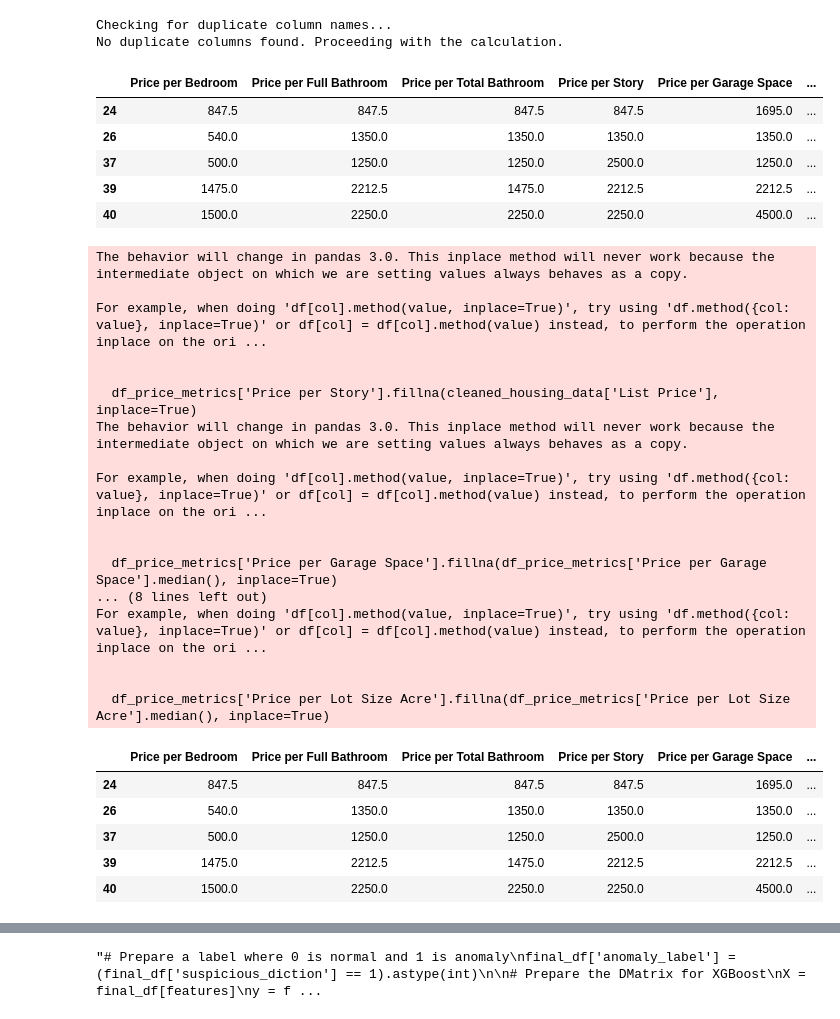
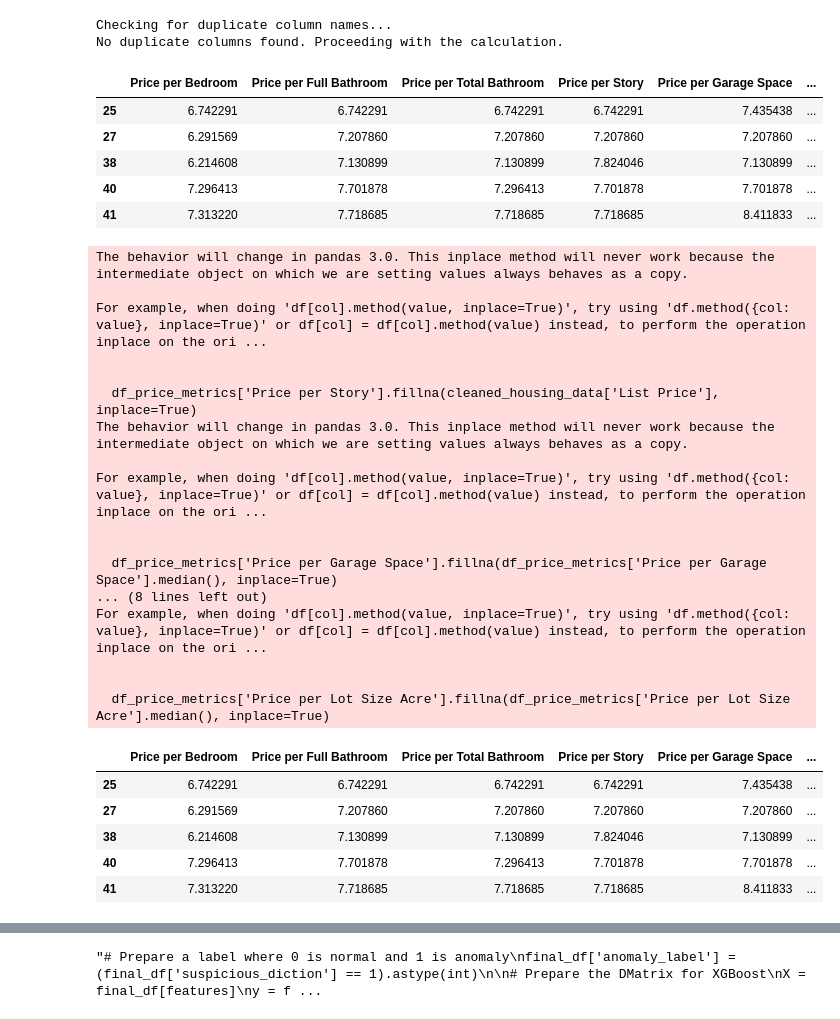
Before and after one commit to MikeMan161/2024-AI4Good-Hackathon, a Jupyter notebook: Apartment_Scam_Detection_Project.ipynb, the cells around one changed output, grey strips where cells are left out. Cells and saved outputs as stored; diff of their text form; code cells hidden in the pictures.

```diff
--- a/Apartment_Scam_Detection_Project.ipynb
+++ b/Apartment_Scam_Detection_Project.ipynb
@@ -20,7 +20,7 @@ This notebook is dedicated to cleaning the housing dataset. The following tasks
 1. Loading the dataset.
 5. Renaming columns for clarity.
 # %%
-raw_housing_data = pd.read_csv("data/PrimaryDataset-MLS-RentalProperties.csv") # load the dataset
+raw_housing_data = pd.read_csv("data/NEWPrimaryDataset-MLS-RentalProperties.csv") # load the dataset
 
 # Display basic information about the dataset
 print(raw_housing_data.shape)
@@ -284,11 +284,11 @@ cross_examined
 Number of points flagged by both DBSCAN and Isolation Forest: 0
 |  | PC1 | PC2 | PC3 | PC4 | PC5 | PC6 | PC7 | PC8 | PC9 | PC10 | PC11 | ... |
 # %%
-# Add the Over_30_Days_Flag (0 = 30 days or less, 1 = more than 90 days)
-cleaned_housing_data['Over_30_Days_Flag'] = cleaned_housing_data['Days on Market'].apply(lambda x: 1 if x > 30 else 0)
+# Add the Under_30_Days_Flag (1 = 30 days or less, 0 = more than 30 days)
+cleaned_housing_data['Under_30_Days_Flag'] = cleaned_housing_data['Days on Market'].apply(lambda x: 1 if x <= 30 else 0)
 
 # Save the updated dataset to a new CSV file with a better file name
-file_path = 'data/housing_data_over_30_days_flag.csv'
+file_path = 'data/housing_data_under_30_days_flag.csv'
 
 # Check if the file already exists
 if not os.path.exists(file_path):
@@ -298,5 +298,5 @@ else:
     print(f"File {file_path} already exists. No action taken.")
 
 # Verify the first few rows of the updated dataset
-print(cleaned_housing_data[['Days on Market', 'Over_30_Days_Flag']].head(10))
+print(cleaned_housing_data[['Days on Market', 'Under_30_Days_Flag']].head(10))
 # %% [output]
@@ -500,29 +500,45 @@ No duplicate columns found. Proceeding with the calculation.
 
 housing_data_ratios = cleaned_housing_data.copy()
 # %%
-# Create a new dataframe with calculated columns
+'''# Create a new dataframe with calculated columns
 df_price_metrics = pd.DataFrame()
 
 # Assuming 'List Price', 'Bedrooms Total', 'Bathrooms Full', 'Bathrooms Total', 'Stories', 'Garage Spaces', 'Living Area', 'Lot Size Acres', 'Year Built' columns exist in your dataset
 
 df_price_metrics['Price per Bedroom'] = cleaned_housing_data['List Price'] / cleaned_housing_data['Bedrooms Total']
 df_price_metrics['Price per Full Bathroom'] = cleaned_housing_data['List Price'] / cleaned_housing_data['Bathrooms Full']
 df_price_metrics['Price per Total Bathroom'] = cleaned_housing_data['List Price'] / cleaned_housing_data['Bathrooms Total']
 df_price_metrics['Price per Story'] = cleaned_housing_data['List Price'] / cleaned_housing_data['Stories']
 df_price_metrics['Price per Garage Space'] = cleaned_housing_data['List Price'] / cleaned_housing_data['Garage Spaces']
 df_price_metrics['Price per Living Area'] = cleaned_housing_data['List Price'] / cleaned_housing_data['Living Area']
 df_price_metrics['Price per Lot Size Acre'] = cleaned_housing_data['List Price'] / cleaned_housing_data['Lot Size Acres']
 df_price_metrics['Price per Year Built'] = cleaned_housing_data['List Price'] / cleaned_housing_data['Year Built']
 
 # Display the first few rows of the new dataframe
+df_price_metrics.head()'''
+
+# Create a new dataframe with calculated columns
+df_price_metrics = pd.DataFrame()
+
+# Calculate price metrics using natural logarithm
+df_price_metrics['Price per Bedroom'] = np.log(cleaned_housing_data['List Price'] / cleaned_housing_data['Bedrooms Total'])
+df_price_metrics['Price per Full Bathroom'] = np.log(cleaned_housing_data['List Price'] / cleaned_housing_data['Bathrooms Full'])
+df_price_metrics['Price per Total Bathroom'] = np.log(cleaned_housing_data['List Price'] / cleaned_housing_data['Bathrooms Total'])
+df_price_metrics['Price per Story'] = np.log(cleaned_housing_data['List Price'] / cleaned_housing_data['Stories'])
+df_price_metrics['Price per Garage Space'] = np.log(cleaned_housing_data['List Price'] / cleaned_housing_data['Garage Spaces'])
+df_price_metrics['Price per Living Area'] = np.log(cleaned_housing_data['List Price'] / cleaned_housing_data['Living Area'])
+df_price_metrics['Price per Lot Size Acre'] = np.log(cleaned_housing_data['List Price'] / cleaned_housing_data['Lot Size Acres'])
+df_price_metrics['Price per Year Built'] = np.log(cleaned_housing_data['List Price'] / cleaned_housing_data['Year Built'])
+
+# Display the first few rows of the new dataframe
 df_price_metrics.head()
 # %% [output]
 |  | Price per Bedroom | Price per Full Bathroom | Price per Total Bathroom | Price per Story | Price per Garage Space | ... |
-| 24 | 847.5 | 847.5 | 847.5 | 847.5 | 1695.0 | ... |
-| 26 | 540.0 | 1350.0 | 1350.0 | 1350.0 | 1350.0 | ... |
-| 37 | 500.0 | 1250.0 | 1250.0 | 2500.0 | 1250.0 | ... |
-| 39 | 1475.0 | 2212.5 | 1475.0 | 2212.5 | 2212.5 | ... |
-| 40 | 1500.0 | 2250.0 | 2250.0 | 2250.0 | 4500.0 | ... |
+| 25 | 6.742291 | 6.742291 | 6.742291 | 6.742291 | 7.435438 | ... |
+| 27 | 6.291569 | 7.207860 | 7.207860 | 7.207860 | 7.207860 | ... |
+| 38 | 6.214608 | 7.130899 | 7.130899 | 7.824046 | 7.130899 | ... |
+| 40 | 7.296413 | 7.701878 | 7.296413 | 7.701878 | 7.701878 | ... |
+| 41 | 7.313220 | 7.718685 | 7.718685 | 7.718685 | 8.411833 | ... |
 # %%
 df_price_metrics['Price per Story'].fillna(cleaned_housing_data['List Price'], inplace=True)
 
@@ -555,11 +571,11 @@ For example, when doing 'df[col].method(value, inplace=True)', try using 'df.met
 
   df_price_metrics['Price per Lot Size Acre'].fillna(df_price_metrics['Price per Lot Size Acre'].median(), inplace=True)
 |  | Price per Bedroom | Price per Full Bathroom | Price per Total Bathroom | Price per Story | Price per Garage Space | ... |
-| 24 | 847.5 | 847.5 | 847.5 | 847.5 | 1695.0 | ... |
-| 26 | 540.0 | 1350.0 | 1350.0 | 1350.0 | 1350.0 | ... |
-| 37 | 500.0 | 1250.0 | 1250.0 | 2500.0 | 1250.0 | ... |
-| 39 | 1475.0 | 2212.5 | 1475.0 | 2212.5 | 2212.5 | ... |
-| 40 | 1500.0 | 2250.0 | 2250.0 | 2250.0 | 4500.0 | ... |
+| 25 | 6.742291 | 6.742291 | 6.742291 | 6.742291 | 7.435438 | ... |
+| 27 | 6.291569 | 7.207860 | 7.207860 | 7.207860 | 7.207860 | ... |
+| 38 | 6.214608 | 7.130899 | 7.130899 | 7.824046 | 7.130899 | ... |
+| 40 | 7.296413 | 7.701878 | 7.296413 | 7.701878 | 7.701878 | ... |
+| 41 | 7.313220 | 7.718685 | 7.718685 | 7.718685 | 8.411833 | ... |
 # %%
 df_price_metrics
 # %% [output]
```
Also changed, not shown: parts of 24 cells of this notebook, 2 other files.
